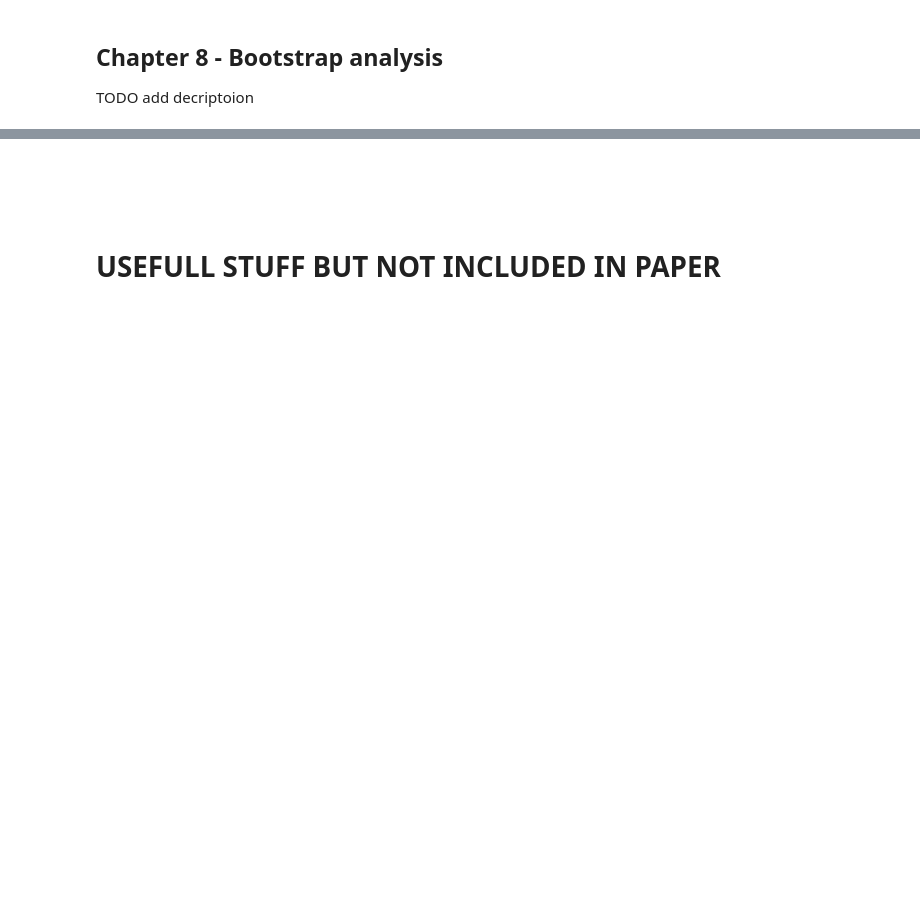
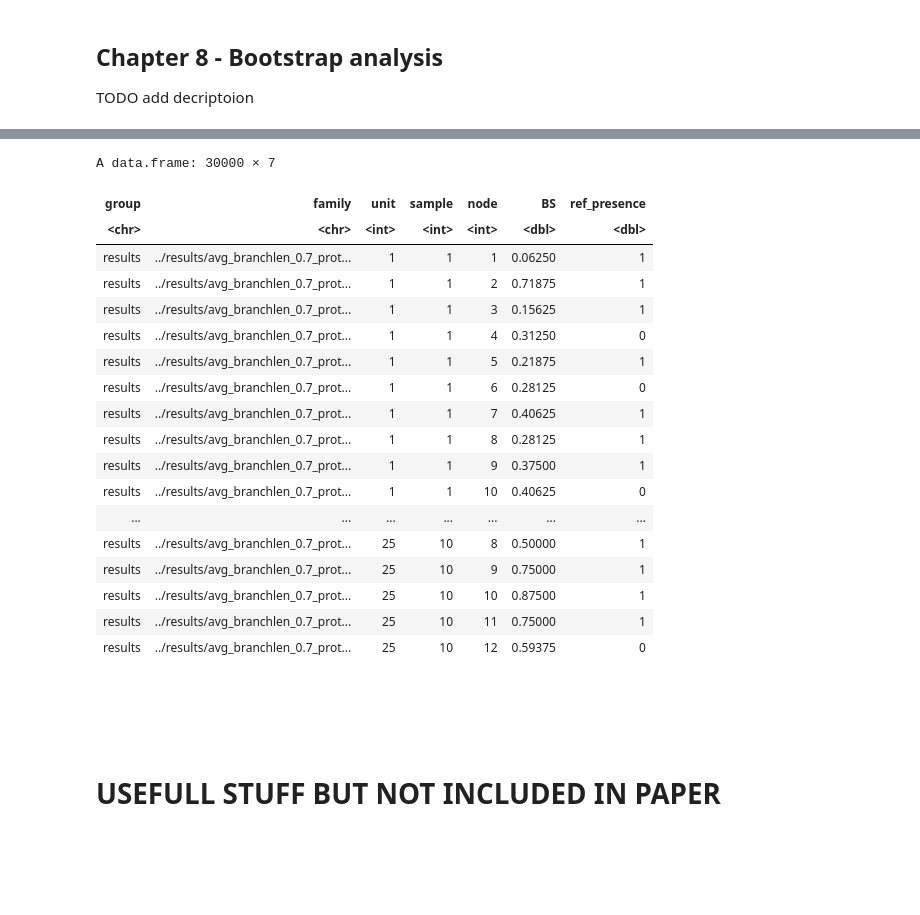
Before and after one commit to alessiovignoli/paralogs-nf, a Jupyter notebook: analysis/simulated_data.ipynb, the cells around one changed output, grey strips where cells are left out. Saved outputs shown, nothing was run; the diff lists cells and outputs as text; code cells hidden in the pictures; blank space fills up the shorter version.

Commit message:
compiling df for BS and presence of clade in ref for SM ME

```diff
--- a/analysis/simulated_data.ipynb
+++ b/analysis/simulated_data.ipynb
@@ -80,8 +62,8 @@ All input files or directory paths are listed here.
 parent_of_all_dir = "/users/cn/abaltzis/projects/1_paralogs/simulated_datasets/simulated_sequences/"
 
 # The directory (one or more) that contain all the results from the main.nf pipeline run. It can be a glob path.
-#dir_containing_all_pipe_results = "../results/group*" # todo make this disappear once analysis are ready
-dir_containing_all_pipe_results = paste0(parent_of_all_dir, "rerun_25_species_corrected_branches/rerun_sim_b_factor*")
+dir_containing_all_pipe_results = "../results" # todo make this disappear once analysis are ready
+#dir_containing_all_pipe_results = paste0(parent_of_all_dir, "rerun_25_species_corrected_branches/rerun_sim_b_factor*")
 
 #  TODO describe what this file does
 reference_tree_codefile = file.path(parent_of_all_dir, "ref_tree.code")
@@ -778,3 +875,25 @@ TODO add decriptoion
+# %%
+BS_df_ME_SM
+# %% [output]
+A data.frame: 30000 × 7
+| group | family | unit | sample | node | BS | ref_presence |
+| <chr> | <chr> | <int> | <int> | <int> | <dbl> | <dbl> |
+| results | ../results/avg_branchlen_0.7_prot... | 1 | 1 | 1 | 0.06250 | 1 |
+| results | ../results/avg_branchlen_0.7_prot... | 1 | 1 | 2 | 0.71875 | 1 |
+| results | ../results/avg_branchlen_0.7_prot... | 1 | 1 | 3 | 0.15625 | 1 |
+| results | ../results/avg_branchlen_0.7_prot... | 1 | 1 | 4 | 0.31250 | 0 |
+| results | ../results/avg_branchlen_0.7_prot... | 1 | 1 | 5 | 0.21875 | 1 |
+| results | ../results/avg_branchlen_0.7_prot... | 1 | 1 | 6 | 0.28125 | 0 |
+| results | ../results/avg_branchlen_0.7_prot... | 1 | 1 | 7 | 0.40625 | 1 |
+| results | ../results/avg_branchlen_0.7_prot... | 1 | 1 | 8 | 0.28125 | 1 |
+| results | ../results/avg_branchlen_0.7_prot... | 1 | 1 | 9 | 0.37500 | 1 |
+| results | ../results/avg_branchlen_0.7_prot... | 1 | 1 | 10 | 0.40625 | 0 |
+| ... | ... | ... | ... | ... | ... | ... |
+| results | ../results/avg_branchlen_0.7_prot... | 25 | 10 | 8 | 0.50000 | 1 |
+| results | ../results/avg_branchlen_0.7_prot... | 25 | 10 | 9 | 0.75000 | 1 |
+| results | ../results/avg_branchlen_0.7_prot... | 25 | 10 | 10 | 0.87500 | 1 |
+| results | ../results/avg_branchlen_0.7_prot... | 25 | 10 | 11 | 0.75000 | 1 |
+| results | ../results/avg_branchlen_0.7_prot... | 25 | 10 | 12 | 0.59375 | 0 |
 # %% [markdown]
 <br><br><br>
 # USEFULL STUFF BUT NOT INCLUDED IN PAPER
```
Also changed, not shown: parts of 5 cells of this notebook, 1 other file.
